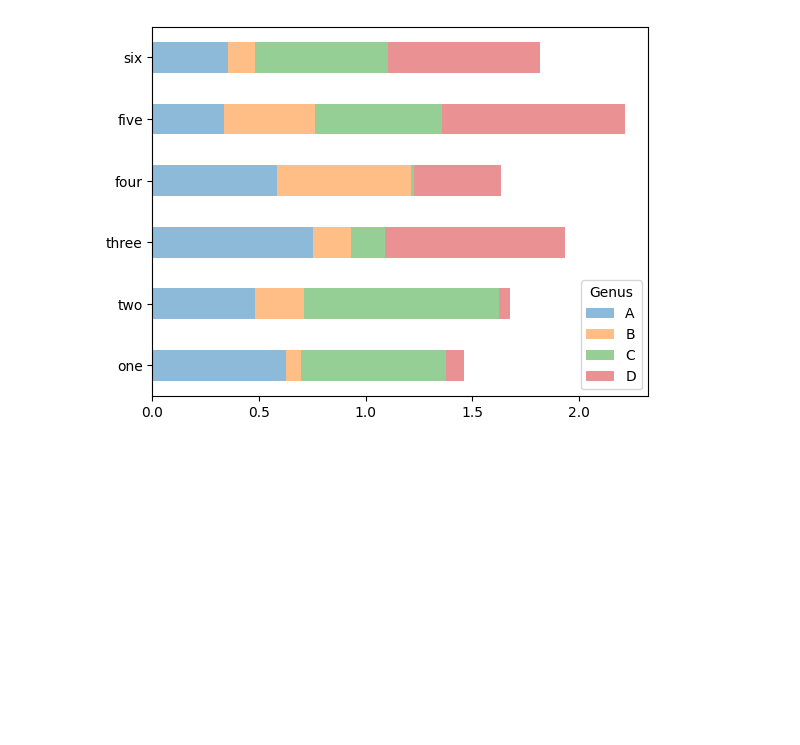
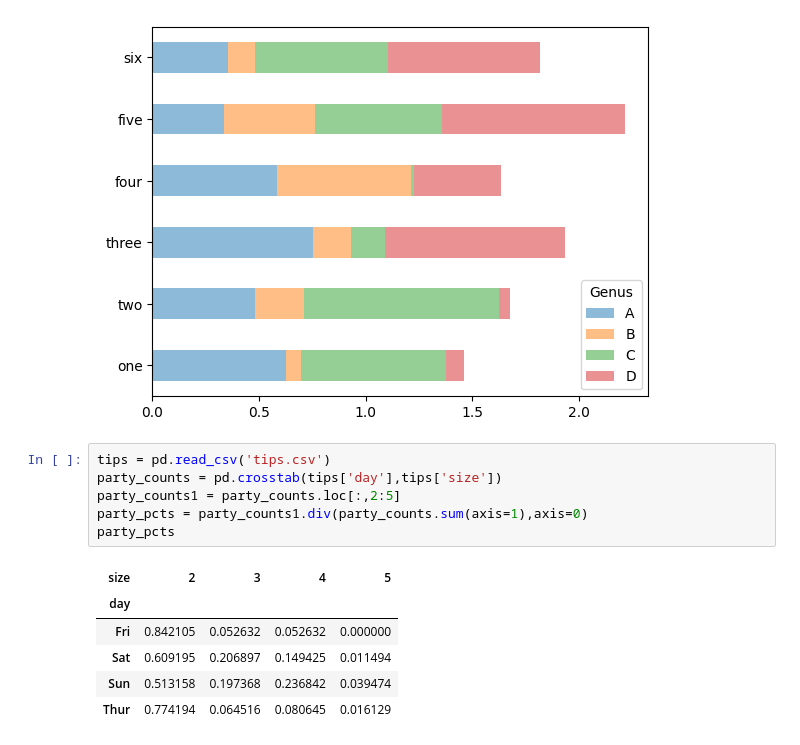
Before and after one commit to roberthsu2003/__2024_10_15__gjun_ai__, a Jupyter notebook: lesson20/lesson20_4.ipynb, the cells around one changed output. Cells and saved outputs as stored; diff of their text form; blank space fills up the shorter version.

```diff
--- a/lesson20/lesson20_4.ipynb
+++ b/lesson20/lesson20_4.ipynb
@@ -43,3 +43,16 @@ df.plot.barh(stacked=True, alpha=0.5)
 # %% [output]
 <Axes: >
 [figure]
+# %%
+tips = pd.read_csv('tips.csv')
+party_counts = pd.crosstab(tips['day'],tips['size'])
+party_counts1 = party_counts.loc[:,2:5]
+party_pcts = party_counts1.div(party_counts.sum(axis=1),axis=0)
+party_pcts
+# %% [output]
+| size | 2 | 3 | 4 | 5 |
+| day |  |  |  |  |
+| Fri | 0.842105 | 0.052632 | 0.052632 | 0.000000 |
+| Sat | 0.609195 | 0.206897 | 0.149425 | 0.011494 |
+| Sun | 0.513158 | 0.197368 | 0.236842 | 0.039474 |
+| Thur | 0.774194 | 0.064516 | 0.080645 | 0.016129 |
```
Also changed, not shown: parts of 1 cell of this notebook.
